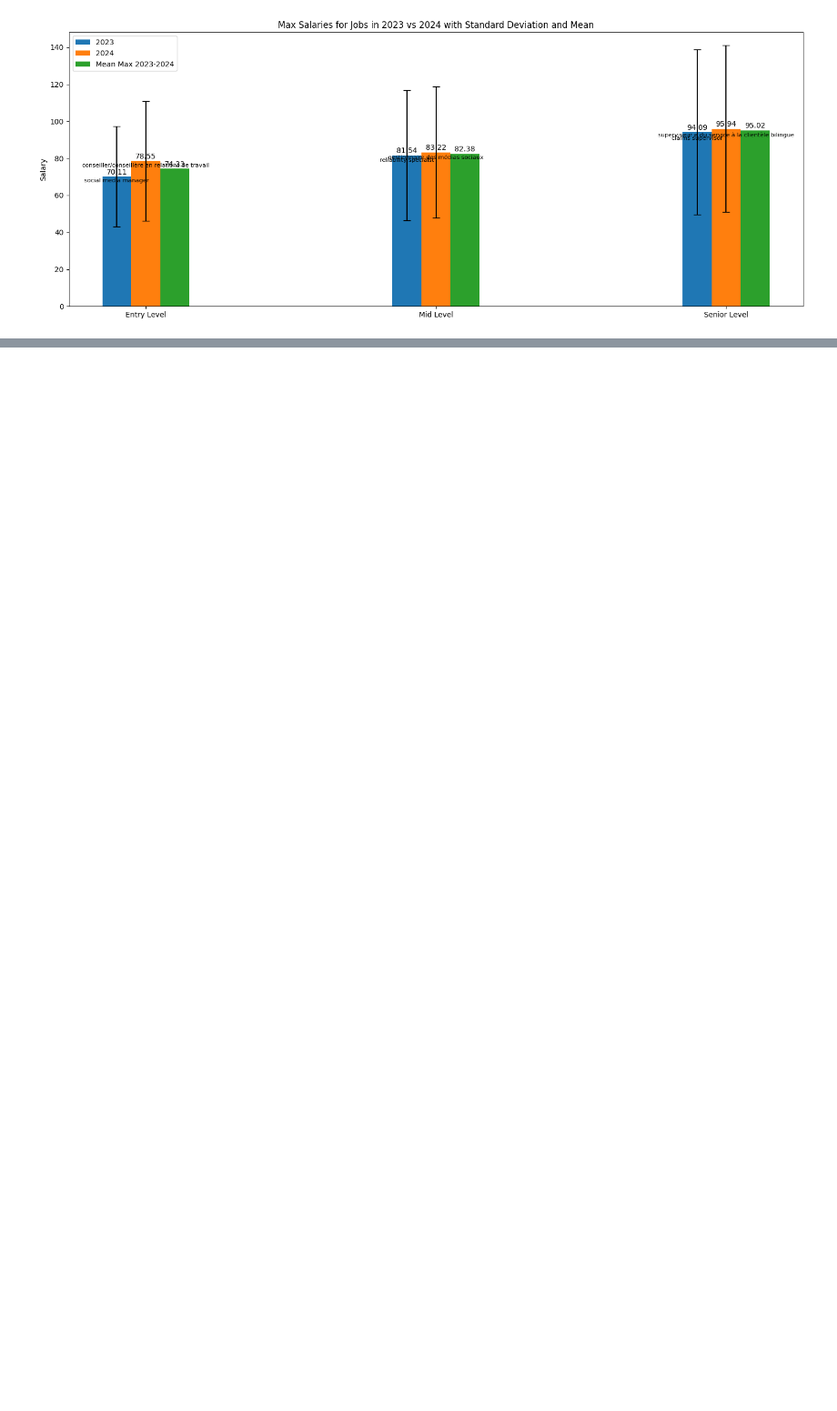
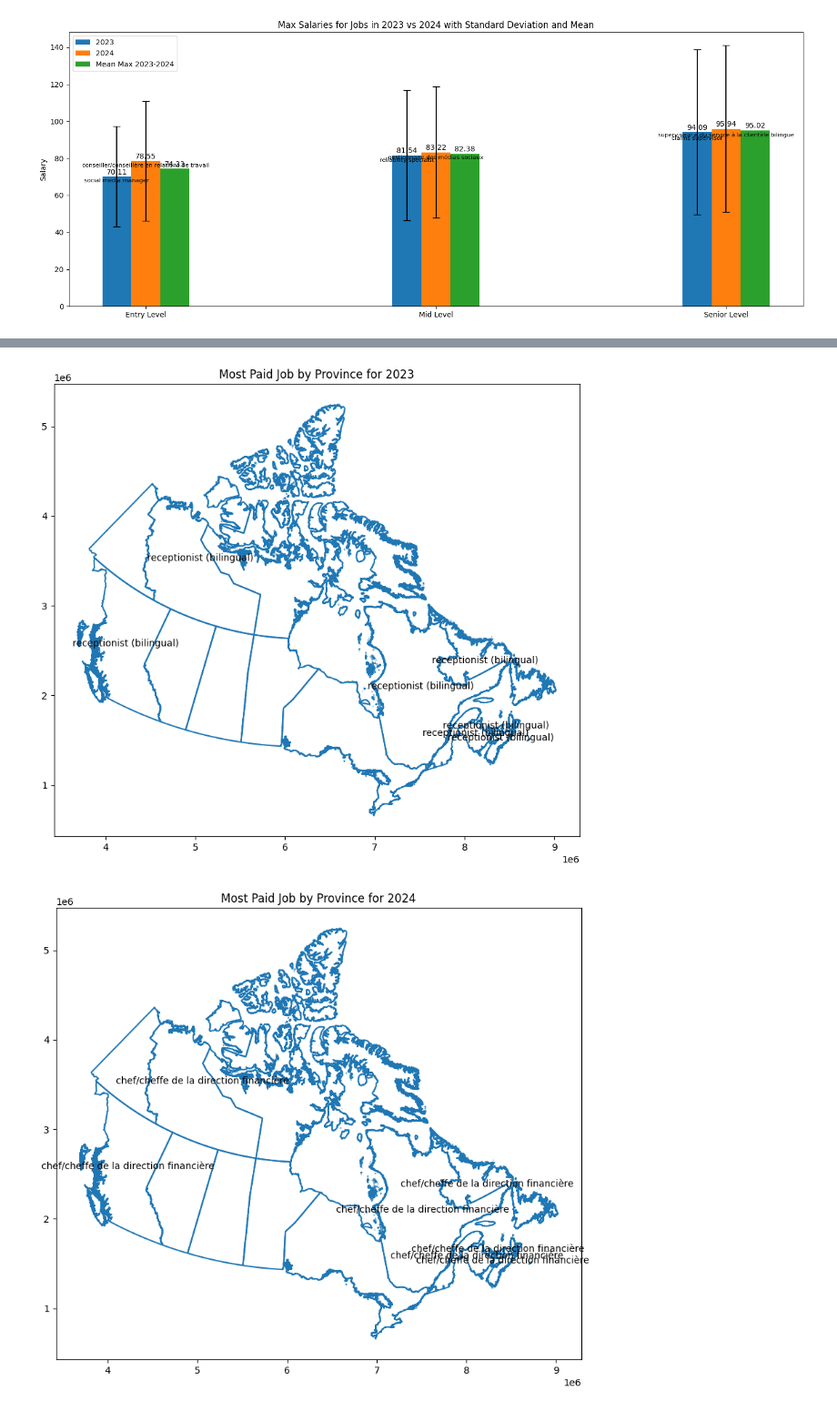
Before and after one commit to AlgoETS/Salary, a Jupyter notebook: sandbox/compare_2023_to_2024.ipynb, the cells around one changed output, grey strips where cells are left out. Shown at 91% size. Saved outputs shown, nothing was run; the diff lists cells and outputs as text; code cells hidden in the pictures; blank space fills up the shorter version.

```diff
--- a/sandbox/compare_2023_to_2024.ipynb
+++ b/sandbox/compare_2023_to_2024.ipynb
@@ -667,0 +619,23 @@ In a future version of pandas all arguments of DataFrame.pivot will be keyword-o
+# %%
+best_payed_job_each_province = df_sorted_2023_2024.groupby(['year', 'standardized_province', 'province']).first().reset_index()
+
+# Add the job data to the GeoDataFrame
+for index, row in best_payed_job_each_province.iterrows():
+    gdf.loc[gdf['standardized_province'] == row['standardized_province'], f'job_{row["year"]}'] = row['job']
+
+# Plot for the year 2023
+fig, ax = plt.subplots(1, 1, figsize=(10, 10))
+gdf.boundary.plot(ax=ax)
+gdf.apply(lambda x: ax.annotate(text=str(x.job_2023), xy=x.geometry.centroid.coords[0], ha='center', color='#000') if pd.notna(x.job_2023) else None, axis=1)
+plt.title("Most Paid Job by Province for 2023")
+plt.show()
+
+# Plot for the year 2024
+fig, ax = plt.subplots(1, 1, figsize=(10, 10))
+gdf.boundary.plot(ax=ax)
+gdf.apply(lambda x: ax.annotate(text=str(x.job_2024), xy=x.geometry.centroid.coords[0], ha='center', color='#000') if pd.notna(x.job_2024) else None, axis=1)
+plt.title("Most Paid Job by Province for 2024")
+plt.show()
+# %% [output]
+[figure, added]
+[figure, added]
```
Also changed, not shown: parts of 7 cells of this notebook, 7 other files.
